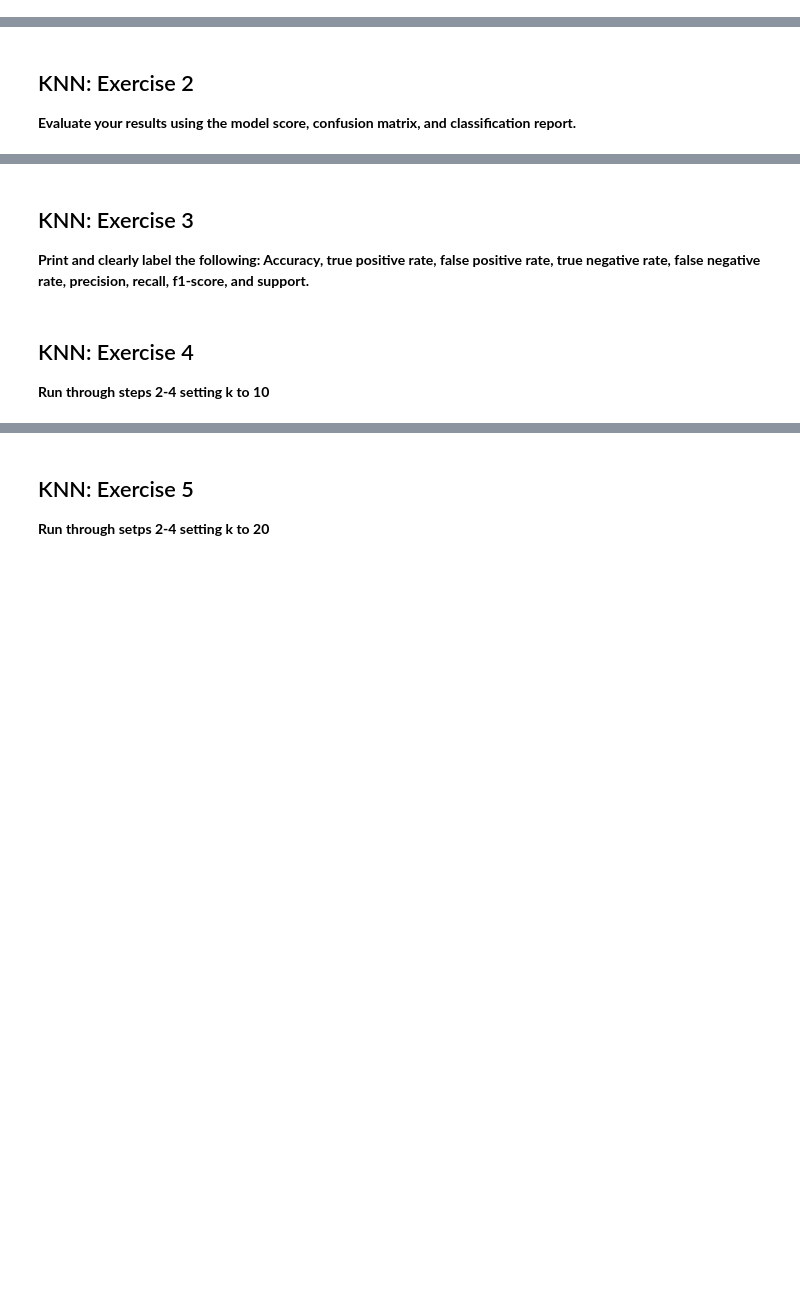
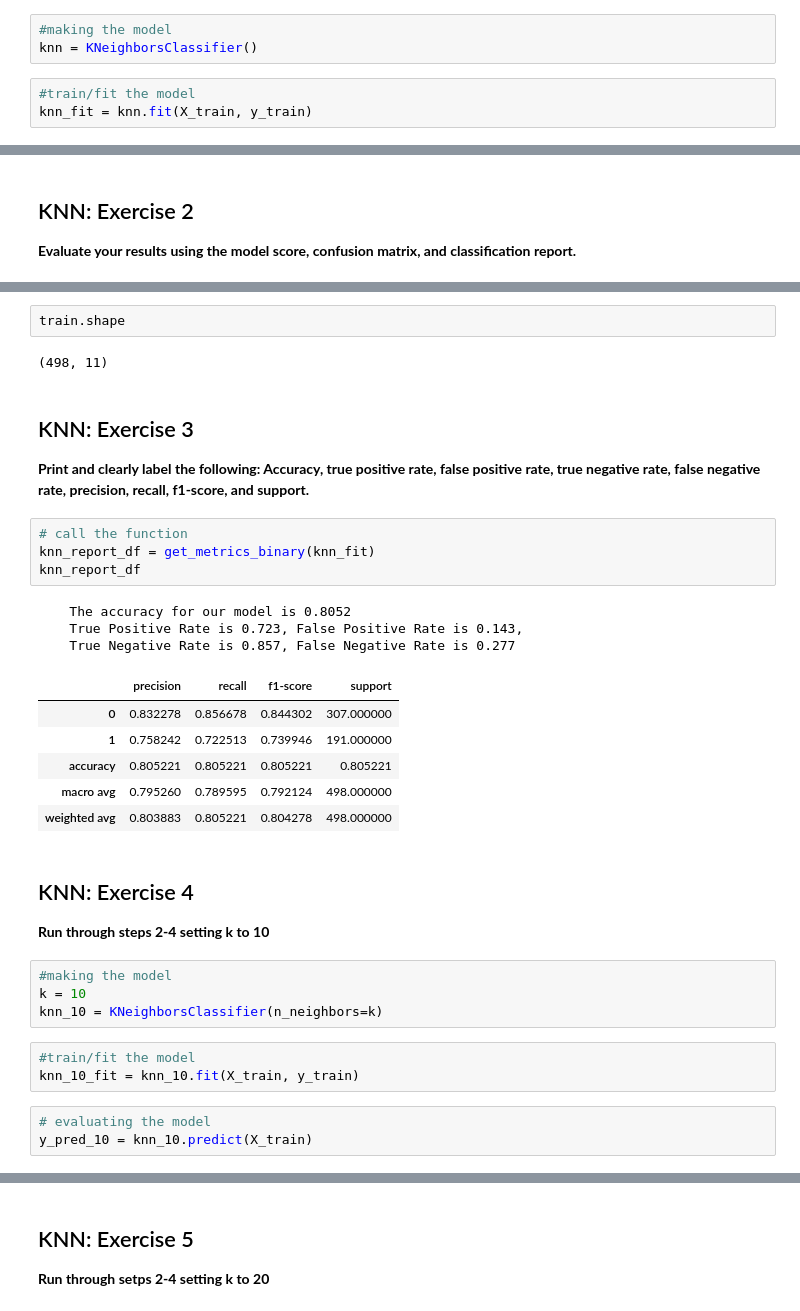
Before and after one commit to barbmarques/classification-exercises, a Jupyter notebook: model.ipynb, the cells around one changed output, grey strips where cells are left out. Drawn from its saved outputs; the diff is of its cells as text; blank space fills up the shorter version.

Commit message:
Updated to include K-Nearest Neighbor Exercises

```diff
--- a/model.ipynb
+++ b/model.ipynb
@@ -568,0 +574,6 @@ rubric_df
+# %%
+#making the model
+knn = KNeighborsClassifier()
+# %%
+#train/fit the model
+knn_fit = knn.fit(X_train, y_train)
@@ -573,8 +615,36 @@ rubric_df
+# %%
+train.shape
+# %% [output]
+(498, 11)
 # %% [markdown]
 ## KNN: Exercise 3
 
 **Print and clearly label the following: Accuracy, true positive rate, false positive rate, true negative rate, false negative rate, precision, recall, f1-score, and support.**
+# %%
+# call the function
+knn_report_df = get_metrics_binary(knn_fit)
+knn_report_df
+# %% [output]
+    The accuracy for our model is 0.8052
+    True Positive Rate is 0.723, False Positive Rate is 0.143,
+    True Negative Rate is 0.857, False Negative Rate is 0.277
+|  | precision | recall | f1-score | support |
+| 0 | 0.832278 | 0.856678 | 0.844302 | 307.000000 |
+| 1 | 0.758242 | 0.722513 | 0.739946 | 191.000000 |
+| accuracy | 0.805221 | 0.805221 | 0.805221 | 0.805221 |
+| macro avg | 0.795260 | 0.789595 | 0.792124 | 498.000000 |
+| weighted avg | 0.803883 | 0.805221 | 0.804278 | 498.000000 |
 # %% [markdown]
 ## KNN: Exercise 4
 
 **Run through steps 2-4 setting k to 10**
+# %%
+#making the model
+k = 10
+knn_10 = KNeighborsClassifier(n_neighbors=k)
+# %%
+#train/fit the model
+knn_10_fit = knn_10.fit(X_train, y_train)
+# %%
+# evaluating the model
+y_pred_10 = knn_10.predict(X_train)
```
Also changed, not shown: parts of 44 cells of this notebook.
